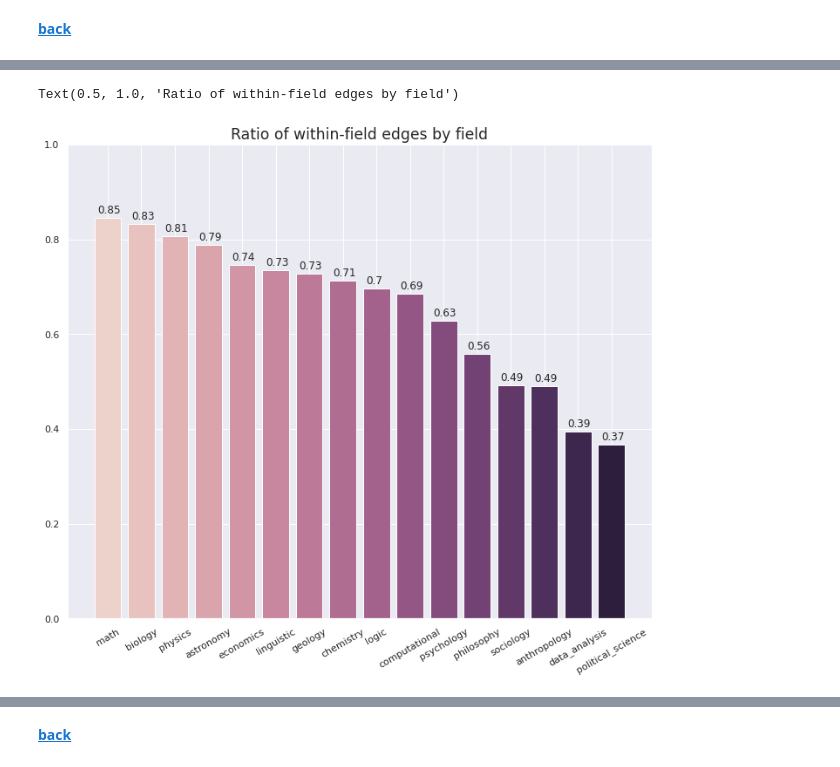
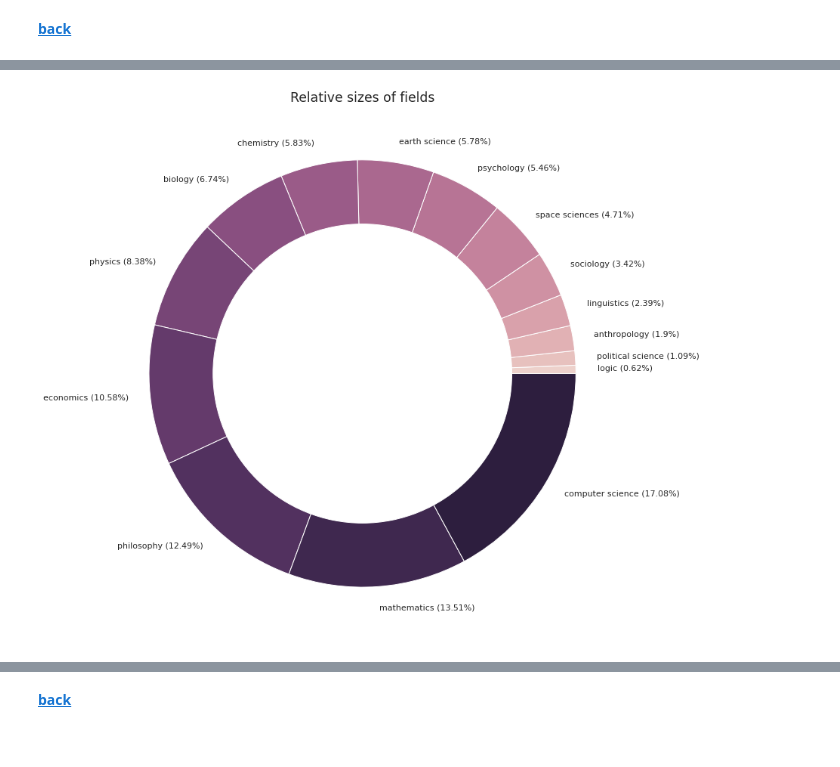
Before and after one commit to dormanh/wikipedia_hyperlinks, a Jupyter notebook: wiki.ipynb, the cells around one changed output, grey strips where cells are left out. Saved outputs shown, nothing was run; the diff lists cells and outputs as text; code cells hidden in the pictures.

```diff
--- a/wiki.ipynb
+++ b/wiki.ipynb
@@ -562,0 +598,4 @@ field_df.to_csv("data/all_branches_field_df.csv")
+# %%
+field_link_matrix = field_links.pivot_table(
+    columns="edge_to", index="edge_from", values="weight", aggfunc="sum"
+)
@@ -562,0 +604,4 @@ field_df.to_csv("data/all_branches_field_df.csv")
+# %%
+article_weights = filtered.groupby("node").apply(
+    lambda df: df[["field"]].drop_duplicates().assign(weight=lambda df: 1 / df.shape[0])
+)
@@ -562,0 +641,12 @@ field_df.to_csv("data/all_branches_field_df.csv")
+# %%
+fields = fields.merge(
+    pd.DataFrame(field_links.groupby("edge_from")["weight"].sum())
+    .reset_index()
+    .rename(columns={"edge_from": "field", "weight": "field_out_degree"}),
+    on="field",
+).merge(
+    pd.DataFrame(field_links.groupby("edge_to")["weight"].sum())
+    .reset_index()
+    .rename(columns={"edge_to": "field", "weight": "field_in_degree"}),
+    on="field",
+)
@@ -563,17 +655,43 @@ field_df.to_csv("data/all_branches_field_df.csv")
+# %%
+def fields_pie_chart(attr, title):
+
+    sorted_fields = fields.sort_values(attr)
+
+    fig, ax = plt.subplots(figsize=(13, 13))
+
+    plt.pie(
+        sorted_fields[attr].values,
+        labels=[
+            "{} ({}%)".format(r["field"], round(100 * r[attr], 2))
+            for idx, r in sorted_fields.iterrows()
+        ],
+        colors=sns.cubehelix_palette(fields.shape[0]),
+    )
+
+    plt.gcf().gca().add_artist(plt.Circle((0, 0), 0.7, color="white"))
+    plt.title(title, fontsize="x-large")
+# %%
+fields_pie_chart("rel_size", "Relative sizes of fields")
+# %% [output]
+[figure, added]
 # %%
-plt.bar(
-    field_df.index,
-    field_df["p_in_field"].values,
-    color=sns.cubehelix_palette(field_df.shape[0]),
-)
+def fields_bar_chart(attr, title, ylim=None, annot=True):
 
-plt.xticks(rotation=30)
-plt.ylim(0, 1)
+    sorted_fields = fields.sort_values(attr, ascending=False)
 
-for idx, r in enumerate(field_df["p_in_field"]):
-    plt.text(x=idx - 0.3, y=r + 0.01, s=round(r, 2), size=12)
+    plt.bar(
+        sorted_fields["field"].values,
+        sorted_fields[attr].values,
+        color=sns.cubehelix_palette(fields.shape[0]),
+    )
 
-plt.title("Ratio of within-field edges by field", fontsize="x-large")
+    plt.xticks(rotation=30)
+
+    if ylim:
+        plt.ylim(0, ylim)
+
+    if annot:
+        for idx, r in enumerate(sorted_fields[attr]):
+            plt.text(x=idx - 0.25, y=1.01 * r, s=round(r, 2), size=12)
+
+    plt.title(title, fontsize="x-large")
-# %% [output]
-Text(0.5, 1.0, 'Ratio of within-field edges by field')
-[figure, removed]
```
Also changed, not shown: parts of 149 cells of this notebook, 1 other file.
